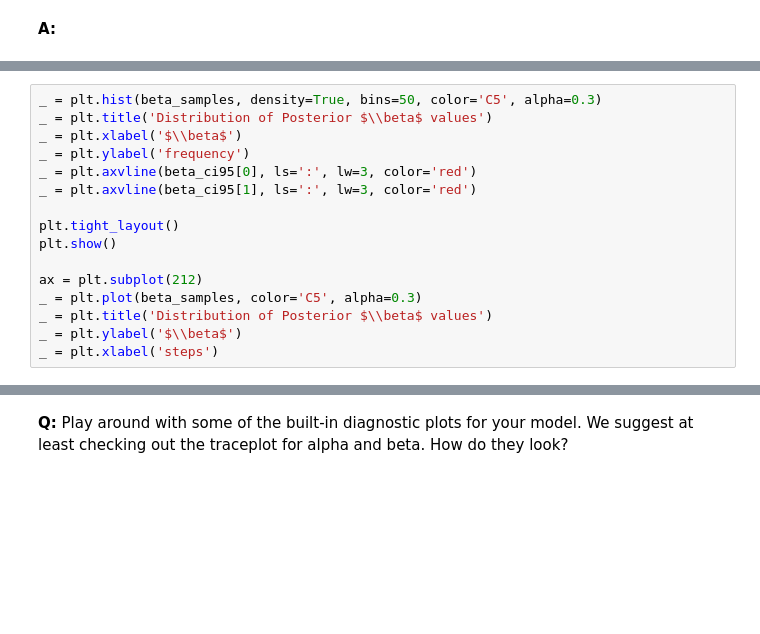
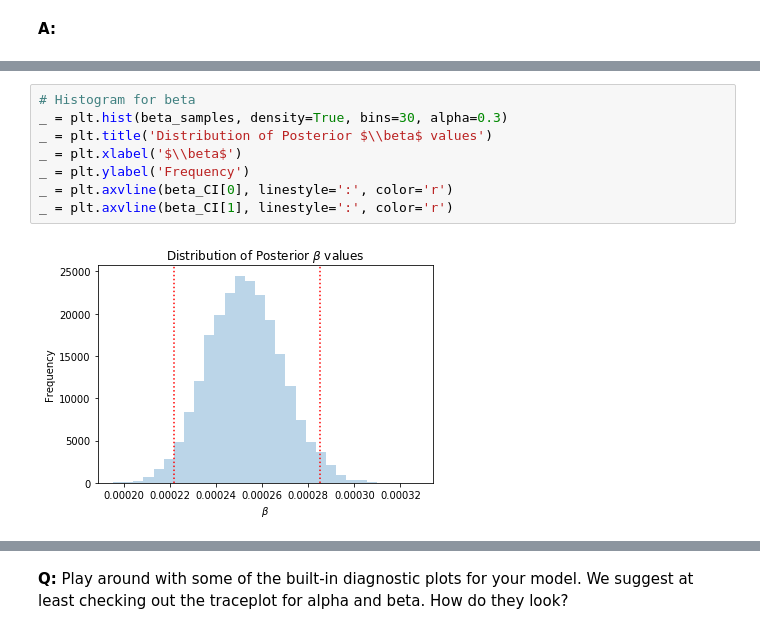
Before and after one commit to Preeti24/Statistics-mini-project, a Jupyter notebook: Bayesian_stats_Q6.28/inferential_statistics_3-Q.ipynb, the cells around one changed output, grey strips where cells are left out. Saved outputs shown, nothing was run; the diff lists cells and outputs as text; blank space fills up the shorter version.

```diff
--- a/Bayesian_stats_Q6.28/inferential_statistics_3-Q.ipynb
+++ b/Bayesian_stats_Q6.28/inferential_statistics_3-Q.ipynb
@@ -153,16 +153,10 @@ _ = plt.xlabel('steps')
 # %%
-_ = plt.hist(beta_samples, density=True, bins=50, color='C5', alpha=0.3)
+# Histogram for beta
+_ = plt.hist(beta_samples, density=True, bins=30, alpha=0.3)
 _ = plt.title('Distribution of Posterior $\\beta$ values')
 _ = plt.xlabel('$\\beta$')
-_ = plt.ylabel('frequency')
-_ = plt.axvline(beta_ci95[0], ls=':', lw=3, color='red')
-_ = plt.axvline(beta_ci95[1], ls=':', lw=3, color='red')
-
-plt.tight_layout()
-plt.show()
-
-ax = plt.subplot(212)
-_ = plt.plot(beta_samples, color='C5', alpha=0.3)
-_ = plt.title('Distribution of Posterior $\\beta$ values')
-_ = plt.ylabel('$\\beta$')
-_ = plt.xlabel('steps')
+_ = plt.ylabel('Frequency')
+_ = plt.axvline(beta_CI[0], linestyle=':', color='r')
+_ = plt.axvline(beta_CI[1], linestyle=':', color='r')
+# %% [output]
+[figure, added]
```
Also changed, not shown: parts of 10 cells of this notebook.
